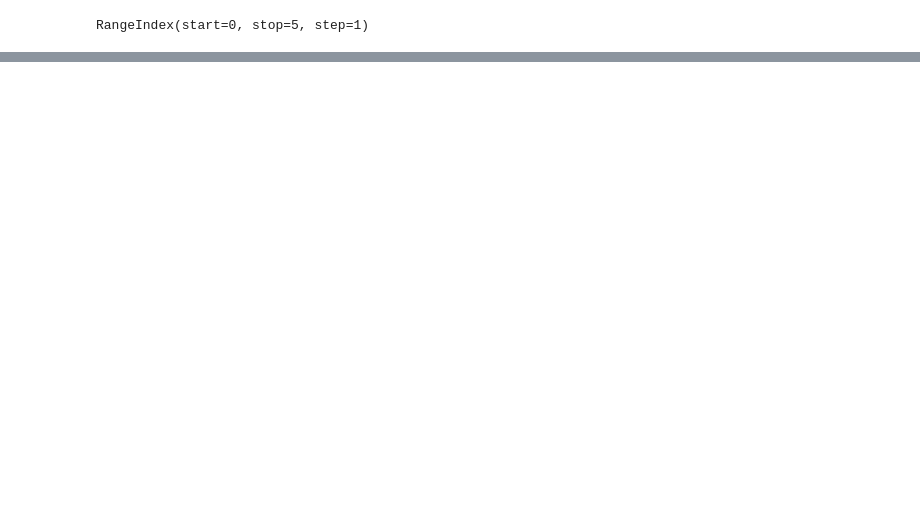
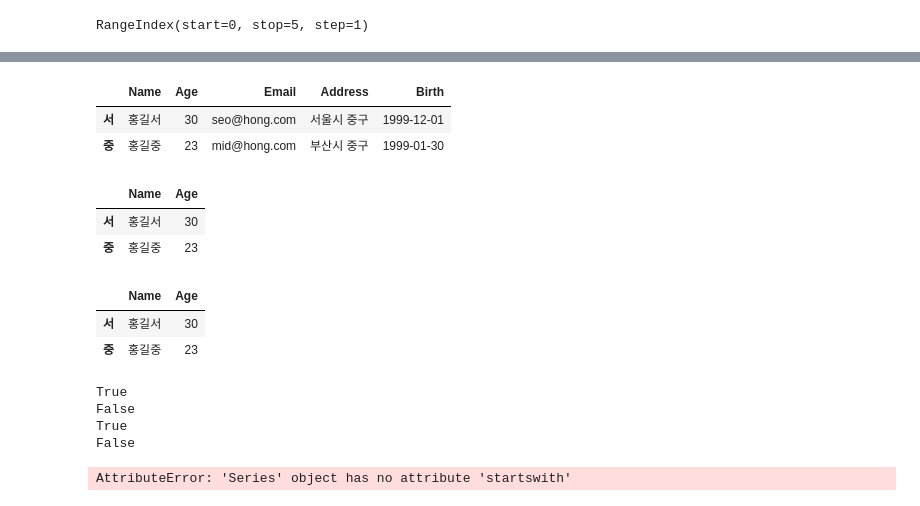
Before and after one commit to comlec/ai_x, a Jupyter notebook: source/01_python/ch11_데이터프레임과시리즈(Pandas)_1절~8절.ipynb, the cells around one changed output, grey strips where cells are left out. Drawn from its saved outputs; the diff is of its cells as text; code cells hidden in the pictures; blank space fills up the shorter version.

```diff
--- a/source/01_python/ch11_데이터프레임과시리즈(Pandas)_1절~8절.ipynb
+++ b/source/01_python/ch11_데이터프레임과시리즈(Pandas)_1절~8절.ipynb
@@ -872,0 +919,36 @@ member.iloc[::2, :-1]
+# %%
+member.loc[member.Age>22]
+# %% [output]
+|  | Name | Age | Email | Address | Birth |
+| 서 | 홍길서 | 30 | seo@hong.com | 서울시 중구 | 1999-12-01 |
+| 중 | 홍길중 | 23 | mid@hong.com | 부산시 중구 | 1999-01-30 |
+# %%
+# Age가 22보다 큰 데이터의 Name과 Age
+member[member.Age>22][['Name','Age']]# member[member.Age>22]['Name':'Age'] 안 됨
+# %% [output]
+|  | Name | Age |
+| 서 | 홍길서 | 30 |
+| 중 | 홍길중 | 23 |
+# %%
+# Age가 22보다 큰 데이터의 Name과 Age
+member.loc[member.Age>22, 'Name':'Age']
+# %% [output]
+|  | Name | Age |
+| 서 | 홍길서 | 30 |
+| 중 | 홍길중 | 23 |
+# %%
+address1 = '서울시 강동구'
+address2 = '부산시 중구'
+print(address1.startswith('서울시'))
+print(address2.startswith('서울시'))
+print(address1.find('강동구')!=-1)
+print(address2.count('강동구')>0)
+# %% [output]
+True
+False
+True
+False
+# %%
+member.Address.startswith('서울시')
+# %% [output]
+AttributeError: 'Series' object has no attribute 'startswith'
```
Also changed, not shown: parts of 102 cells of this notebook.
